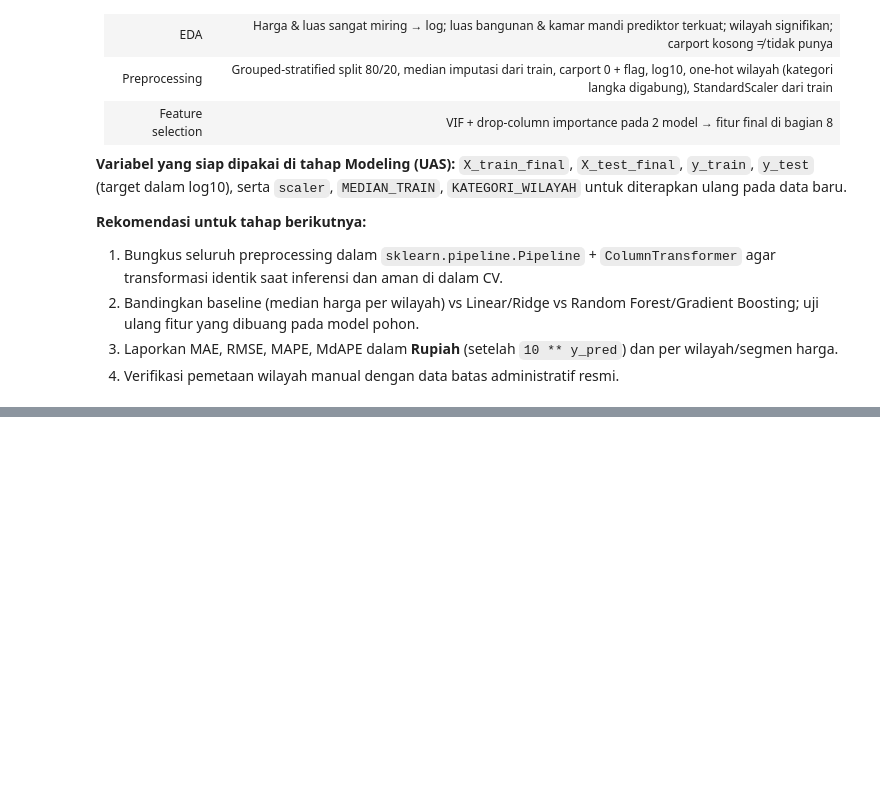
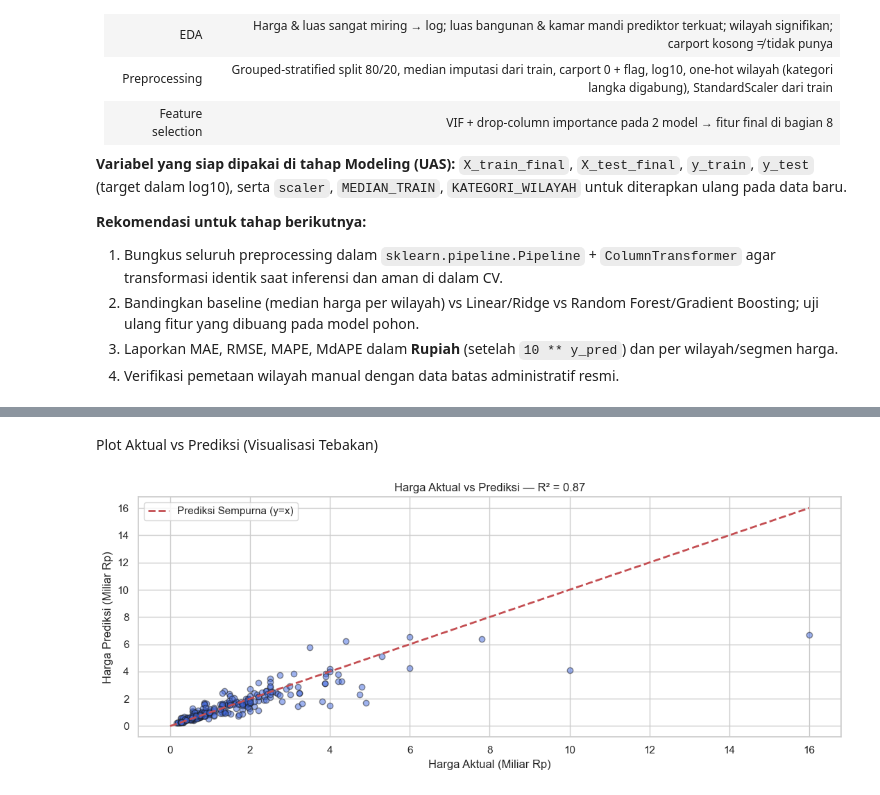
Before and after one commit to Affanzaky06/pPrediksi_Harga_Rumah_DS, a Jupyter notebook: progress2.ipynb, the cells around one changed output, grey strips where cells are left out. Cells and saved outputs as stored; diff of their text form; code cells hidden in the pictures; blank space fills up the shorter version.

```diff
--- a/progress2.ipynb
+++ b/progress2.ipynb
@@ -1334,0 +1422,31 @@ RMSE CV Linear — semua fitur: 0.1631 | fitur final: 0.1640 (selisih +0.0009)
+# %%
+from sklearn.metrics import r2_score
+
+model_terbaik = RandomForestRegressor(bootstrap=True,
+                                      max_depth= 20,
+                                      min_samples_leaf= 2,
+                                      min_samples_split= 10,
+                                      n_estimators= 300,
+                                      n_jobs=-1,
+                                      random_state=RANDOM_STATE
+)
+
+model_terbaik.fit(X_train_final, y_train)
+
+y_train_pred_log = model_terbaik.predict(X_train_final)
+y_test_pred_log = model_terbaik.predict(X_test_final)
+
+y_pred_rupiah = 10 ** y_test_pred_log
+y_test_rupiah = 10 ** y_test
+
+train_mse = mean_squared_error(y_train, y_train_pred_log)
+test_mse = mean_squared_error(y_test, y_test_pred_log)
+
+train_r2 = r2_score(y_train, y_train_pred_log)
+test_r2 = r2_score(y_test, y_test_pred_log)
+
+print(f'Training MSE: {train_mse}')
+print(f'Test MSE: {test_mse}')
+
+print(f'Training r2: {train_r2}')
+print(f'Test r2: {test_r2}')
@@ -1334,0 +1518,17 @@ RMSE CV Linear — semua fitur: 0.1631 | fitur final: 0.1640 (selisih +0.0009)
+# %% [markdown]
+Plot Aktual vs Prediksi (Visualisasi Tebakan)
+# %%
+plt.figure(figsize=(11, 4.5))
+
+# Plot Skala Rupiah (dalam satuan Miliar)
+plt.scatter(y_test_rupiah / 1e9, y_pred_rupiah / 1e9, alpha=0.5, color='royalblue', edgecolor='k')
+maks = max(y_test_rupiah.max(), y_pred_rupiah.max()) / 1e9
+plt.plot([0, maks], [0, maks], 'r--', lw=2, label="Prediksi Sempurna (y=x)")
+plt.xlabel("Harga Aktual (Miliar Rp)")
+plt.ylabel("Harga Prediksi (Miliar Rp)")
+plt.title(f"Harga Aktual vs Prediksi — R² = {r2:.2f}")
+plt.legend()
+plt.tight_layout()
+plt.show()
+# %% [output]
+[figure, added]
```
Also changed, not shown: parts of 27 cells of this notebook, 4 other files.
